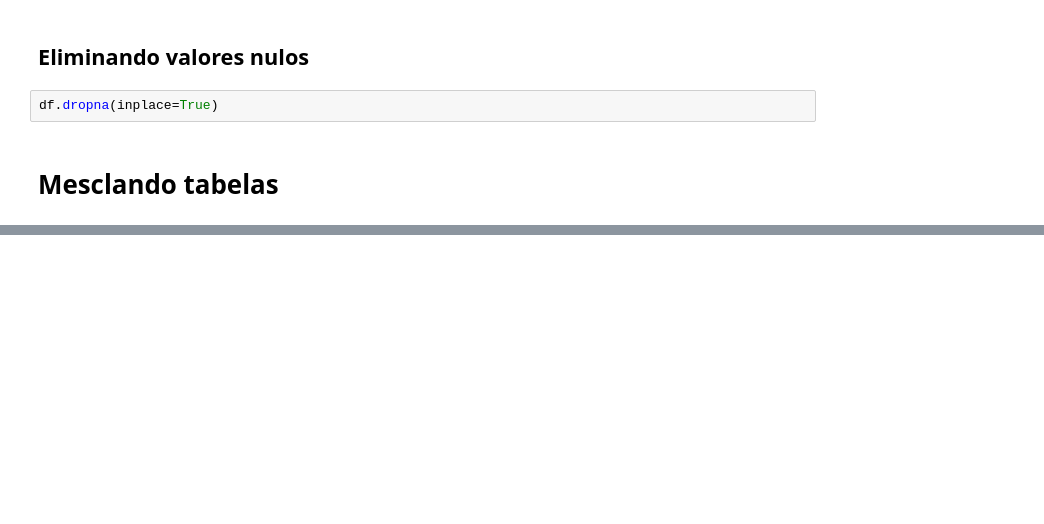
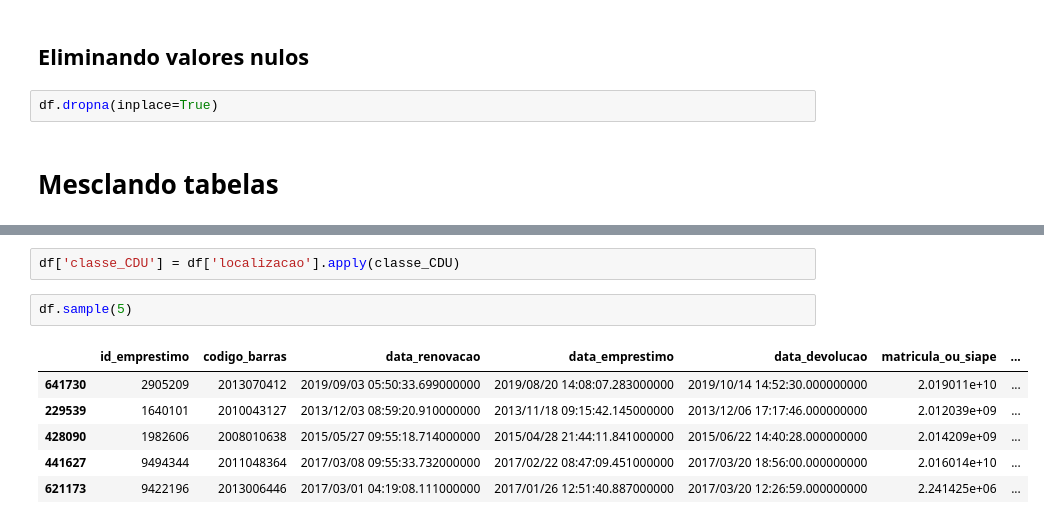
Before and after one commit to mdsprado/7Daysofcode, a Jupyter notebook: 7DaysOfCode de Python Pandas.ipynb, the cells around one changed output, grey strips where cells are left out. Drawn from its saved outputs; the diff is of its cells as text; blank space fills up the shorter version.

```diff
--- a/7DaysOfCode de Python Pandas.ipynb
+++ b/7DaysOfCode de Python Pandas.ipynb
@@ -146,0 +189,11 @@ df.merge(df_exemplares,on='codigo_barras')
+# %%
+df['classe_CDU'] = df['localizacao'].apply(classe_CDU)
+# %%
+df.sample(5)
+# %% [output]
+|  | id_emprestimo | codigo_barras | data_renovacao | data_emprestimo | data_devolucao | matricula_ou_siape | ... |
+| 641730 | 2905209 | 2013070412 | 2019/09/03 05:50:33.699000000 | 2019/08/20 14:08:07.283000000 | 2019/10/14 14:52:30.000000000 | 2.019011e+10 | ... |
+| 229539 | 1640101 | 2010043127 | 2013/12/03 08:59:20.910000000 | 2013/11/18 09:15:42.145000000 | 2013/12/06 17:17:46.000000000 | 2.012039e+09 | ... |
+| 428090 | 1982606 | 2008010638 | 2015/05/27 09:55:18.714000000 | 2015/04/28 21:44:11.841000000 | 2015/06/22 14:40:28.000000000 | 2.014209e+09 | ... |
+| 441627 | 9494344 | 2011048364 | 2017/03/08 09:55:33.732000000 | 2017/02/22 08:47:09.451000000 | 2017/03/20 18:56:00.000000000 | 2.016014e+10 | ... |
+| 621173 | 9422196 | 2013006446 | 2017/03/01 04:19:08.111000000 | 2017/01/26 12:51:40.887000000 | 2017/03/20 12:26:59.000000000 | 2.241425e+06 | ... |
```
Also changed, not shown: parts of 9 cells of this notebook, 1 other file.
